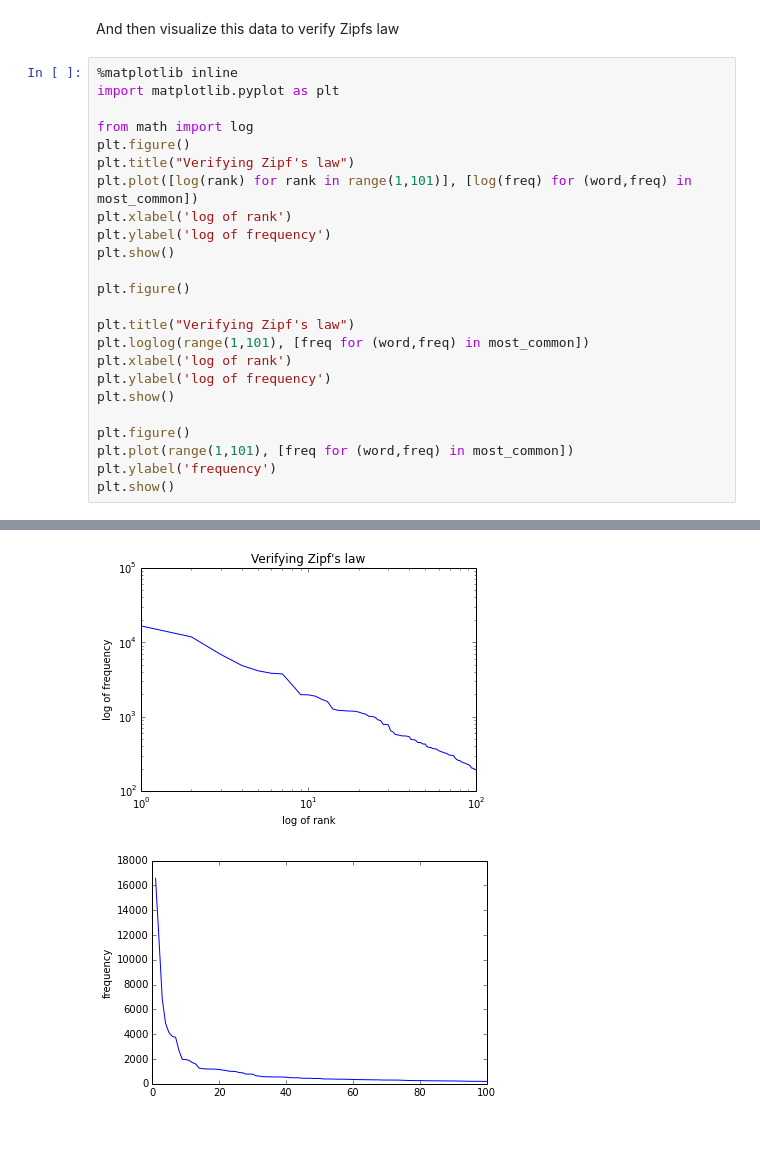
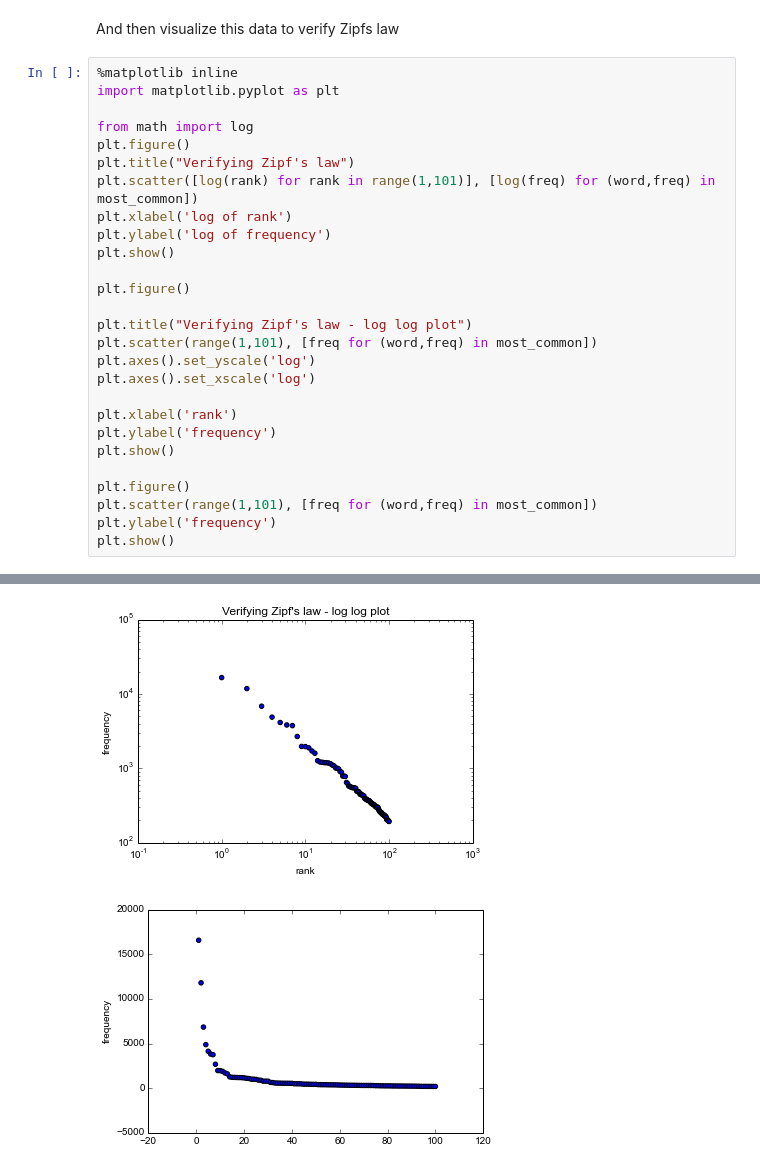
Before and after one commit to panmari/nlp2014, a Jupyter notebook: ex4/Exercise 4.ipynb, the cells around one changed output, grey strips where cells are left out. Saved outputs shown, nothing was run; the diff lists cells and outputs as text; blank space fills up the shorter version.

Commit message:
fixed graphs to be scatter plots

```diff
--- a/ex4/Exercise 4.ipynb
+++ b/ex4/Exercise 4.ipynb
@@ -187,21 +187,24 @@ import matplotlib.pyplot as plt
 from math import log
 plt.figure()
 plt.title("Verifying Zipf's law")
-plt.plot([log(rank) for rank in range(1,101)], [log(freq) for (word,freq) in most_common])
+plt.scatter([log(rank) for rank in range(1,101)], [log(freq) for (word,freq) in most_common])
 plt.xlabel('log of rank')
 plt.ylabel('log of frequency')
 plt.show()
 
 plt.figure()
 
-plt.title("Verifying Zipf's law")
-plt.loglog(range(1,101), [freq for (word,freq) in most_common])
-plt.xlabel('log of rank')
-plt.ylabel('log of frequency')
+plt.title("Verifying Zipf's law - log log plot")
+plt.scatter(range(1,101), [freq for (word,freq) in most_common])
+plt.axes().set_yscale('log')
+plt.axes().set_xscale('log')
+
+plt.xlabel('rank')
+plt.ylabel('frequency')
 plt.show()
 
 plt.figure()
-plt.plot(range(1,101), [freq for (word,freq) in most_common])
+plt.scatter(range(1,101), [freq for (word,freq) in most_common])
 plt.ylabel('frequency')
 plt.show()
 # %% [output]
@@ -209,2 +212,2 @@ plt.show()
-[figure, old version]
+[figure, new version]
-[figure, old version]
+[figure, new version]
```
Also changed, not shown: parts of 1 cell of this notebook.
